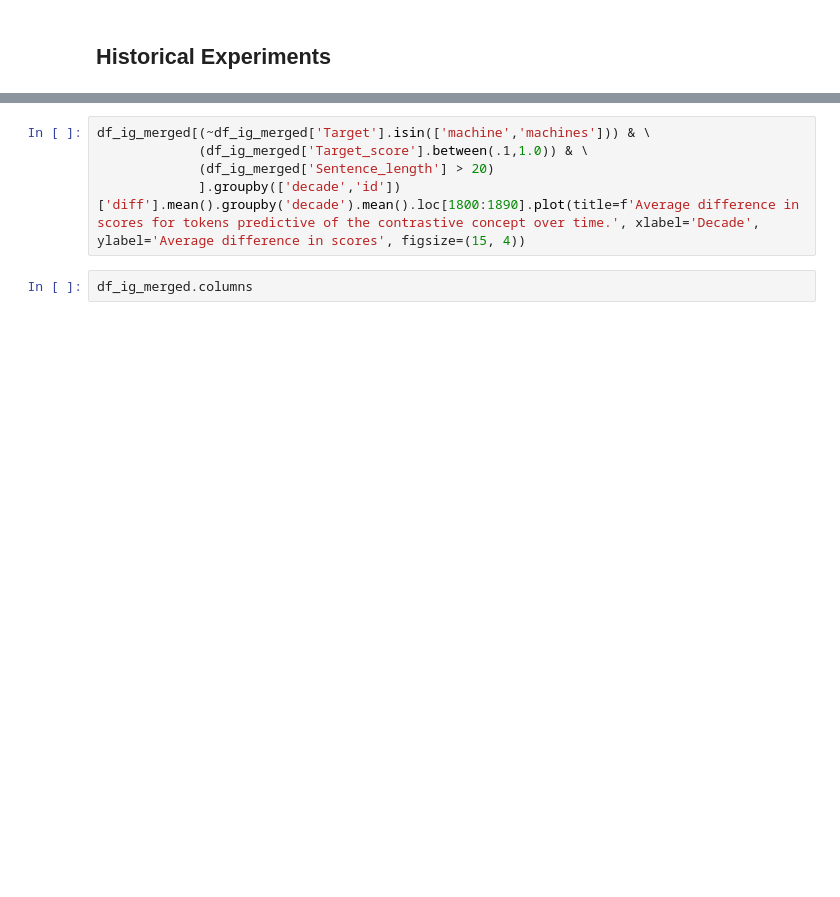
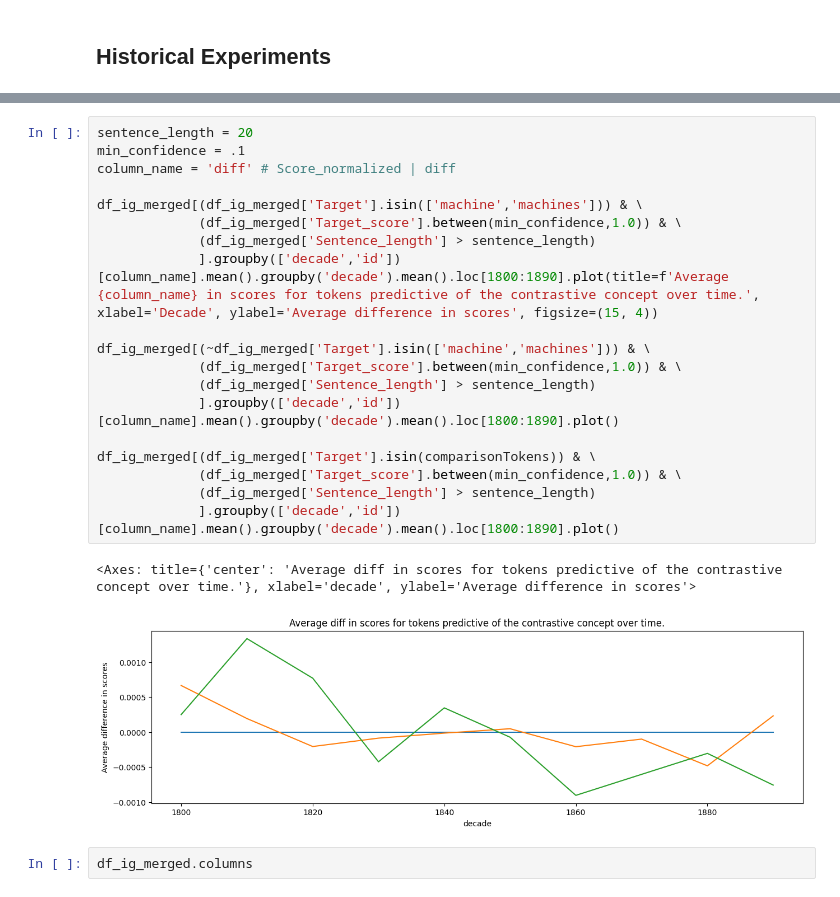
Before and after one commit to Text-Machine/mask-predict, a Jupyter notebook: chr-paper.ipynb, the cells around one changed output, grey strips where cells are left out. Cells and saved outputs as stored; diff of their text form; blank space fills up the shorter version.

```diff
--- a/chr-paper.ipynb
+++ b/chr-paper.ipynb
@@ -330,8 +432,25 @@ df_ig.shape, df_ig_merged.shape
 # %%
+sentence_length = 20
+min_confidence = .1
+column_name = 'diff' # Score_normalized | diff
+
+df_ig_merged[(df_ig_merged['Target'].isin(['machine','machines'])) & \
+             (df_ig_merged['Target_score'].between(min_confidence,1.0)) & \
+             (df_ig_merged['Sentence_length'] > sentence_length)
+             ].groupby(['decade','id'])[column_name].mean().groupby('decade').mean().loc[1800:1890].plot(title=f'Average {column_name} in scores for tokens predictive of the contrastive concept over time.', xlabel='Decade', ylabel='Average difference in scores', figsize=(15, 4))
+
 df_ig_merged[(~df_ig_merged['Target'].isin(['machine','machines'])) & \
-             (df_ig_merged['Target_score'].between(.1,1.0)) & \
-             (df_ig_merged['Sentence_length'] > 20)
-             ].groupby(['decade','id'])['diff'].mean().groupby('decade').mean().loc[1800:1890].plot(title=f'Average difference in scores for tokens predictive of the contrastive concept over time.', xlabel='Decade', ylabel='Average difference in scores', figsize=(15, 4))
+             (df_ig_merged['Target_score'].between(min_confidence,1.0)) & \
+             (df_ig_merged['Sentence_length'] > sentence_length)
+             ].groupby(['decade','id'])[column_name].mean().groupby('decade').mean().loc[1800:1890].plot()
+
+df_ig_merged[(df_ig_merged['Target'].isin(comparisonTokens)) & \
+             (df_ig_merged['Target_score'].between(min_confidence,1.0)) & \
+             (df_ig_merged['Sentence_length'] > sentence_length)
+             ].groupby(['decade','id'])[column_name].mean().groupby('decade').mean().loc[1800:1890].plot()
+# %% [output]
+<Axes: title={'center': 'Average diff in scores for tokens predictive of the contrastive concept over time.'}, xlabel='decade', ylabel='Average difference in scores'>
+[figure, added]
 # %%
 df_ig_merged.columns
 # %%
```
Also changed, not shown: parts of 20 cells of this notebook.
